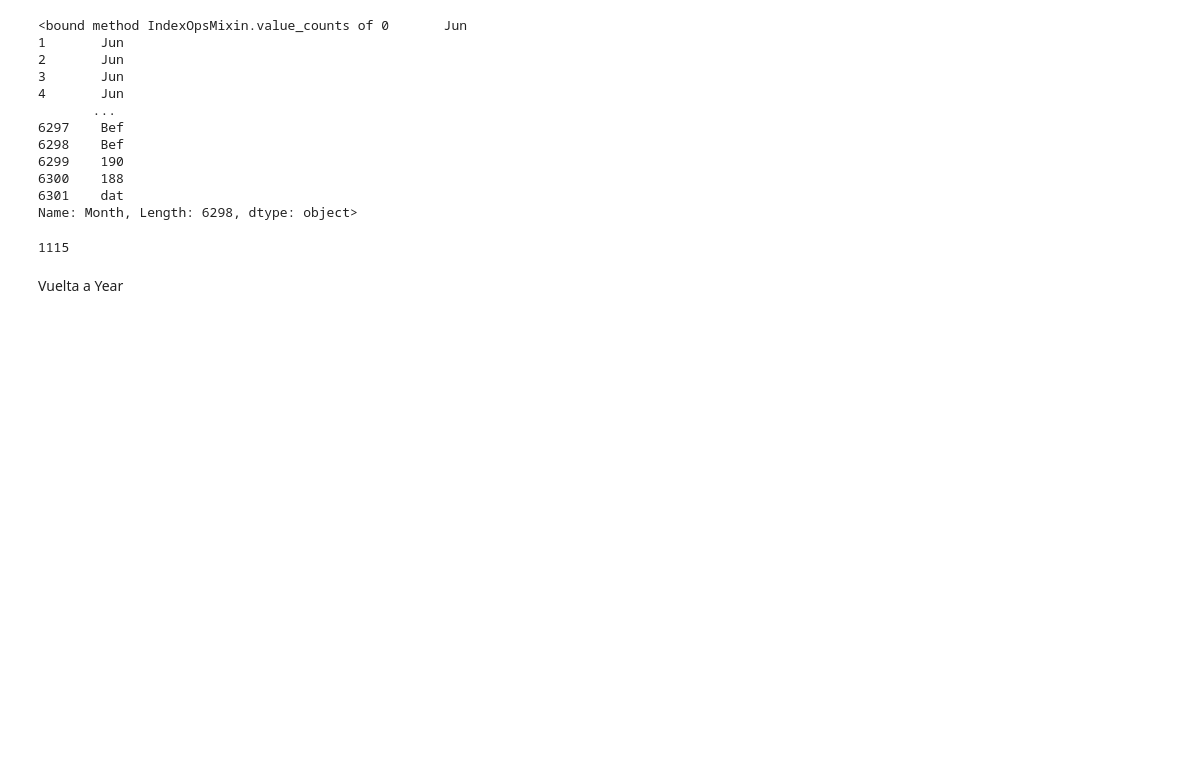
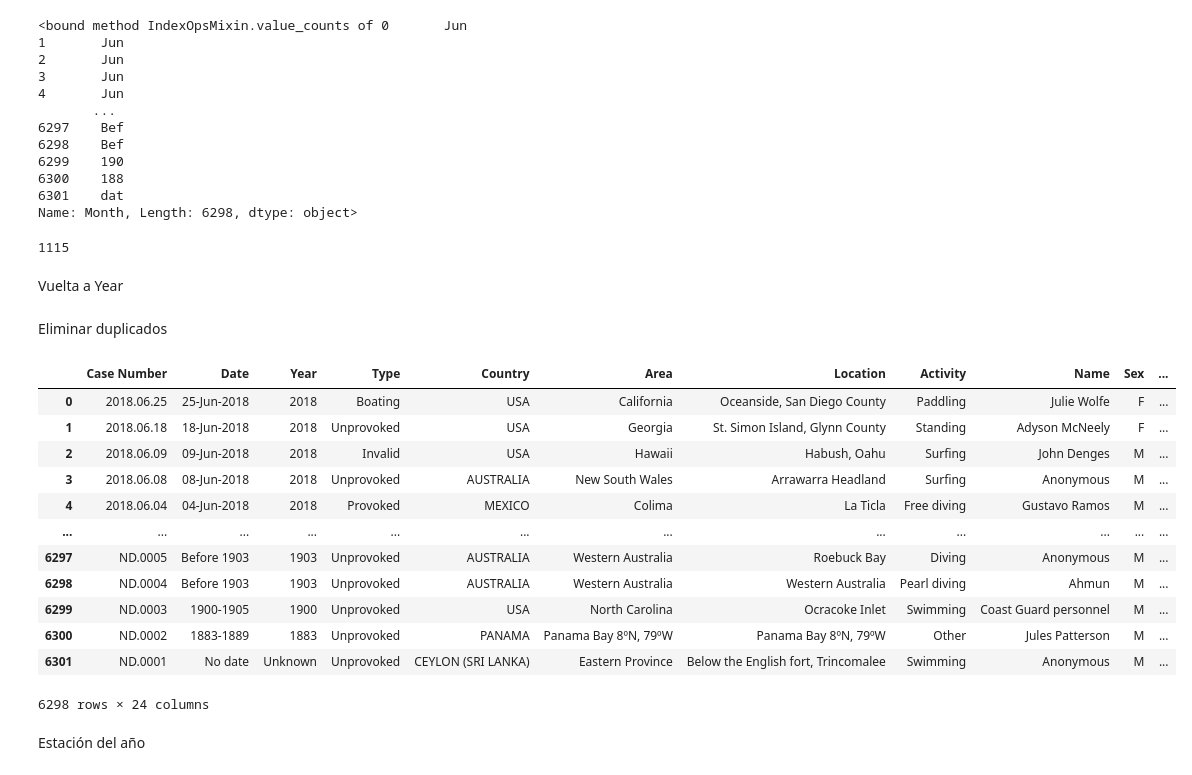
Before and after one commit to carolinariveraa/-CarolinaRivera-Sharks-, a Jupyter notebook: Notebook/main.ipynb, the cells around one changed output. Cells and saved outputs as stored; diff of their text form; code cells hidden in the pictures; blank space fills up the shorter version.

```diff
--- a/Notebook/main.ipynb
+++ b/Notebook/main.ipynb
@@ -1158,3 +1158,23 @@ sharks[(sharks['Year'].isnull()) & (sharks['Date'].notnull())].head(10)
 #como tampoco tengo la fecha relleno ese año con Unknown
 
 sharks['Year'] = sharks['Year'].fillna('Unknown')
+# %% [markdown]
+Eliminar duplicados
+# %%
+sharks.drop_duplicates(subset=list(sharks.columns))
+# %% [output]
+|  | Case Number | Date | Year | Type | Country | Area | Location | Activity | Name | Sex | ... |
+| 0 | 2018.06.25 | 25-Jun-2018 | 2018 | Boating | USA | California | Oceanside, San Diego County | Paddling | Julie Wolfe | F | ... |
+| 1 | 2018.06.18 | 18-Jun-2018 | 2018 | Unprovoked | USA | Georgia | St. Simon Island, Glynn County | Standing | Adyson McNeely | F | ... |
+| 2 | 2018.06.09 | 09-Jun-2018 | 2018 | Invalid | USA | Hawaii | Habush, Oahu | Surfing | John Denges | M | ... |
+| 3 | 2018.06.08 | 08-Jun-2018 | 2018 | Unprovoked | AUSTRALIA | New South Wales | Arrawarra Headland | Surfing | Anonymous | M | ... |
+| 4 | 2018.06.04 | 04-Jun-2018 | 2018 | Provoked | MEXICO | Colima | La Ticla | Free diving | Gustavo Ramos | M | ... |
+| ... | ... | ... | ... | ... | ... | ... | ... | ... | ... | ... | ... |
+| 6297 | ND.0005 | Before 1903 | 1903 | Unprovoked | AUSTRALIA | Western Australia | Roebuck Bay | Diving | Anonymous | M | ... |
+| 6298 | ND.0004 | Before 1903 | 1903 | Unprovoked | AUSTRALIA | Western Australia | Western Australia | Pearl diving | Ahmun | M | ... |
+| 6299 | ND.0003 | 1900-1905 | 1900 | Unprovoked | USA | North Carolina | Ocracoke Inlet | Swimming | Coast Guard personnel | M | ... |
+| 6300 | ND.0002 | 1883-1889 | 1883 | Unprovoked | PANAMA | Panama Bay 8ºN, 79ºW | Panama Bay 8ºN, 79ºW | Other | Jules Patterson | M | ... |
+| 6301 | ND.0001 | No date | Unknown | Unprovoked | CEYLON (SRI LANKA) | Eastern Province | Below the English fort, Trincomalee | Swimming | Anonymous | M | ... |
+6298 rows × 24 columns
+# %% [markdown]
+Estación del año
```
Also changed, not shown: parts of 4 cells of this notebook.
